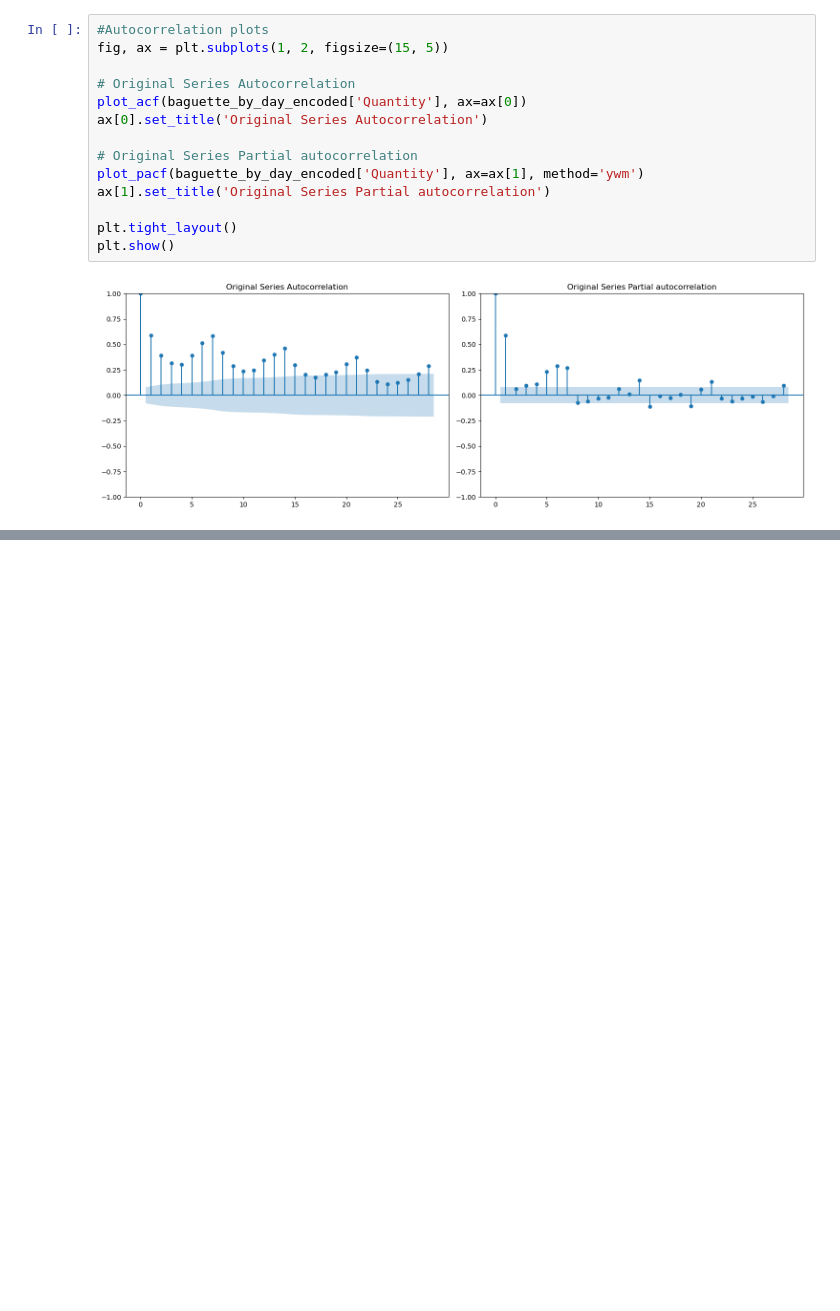
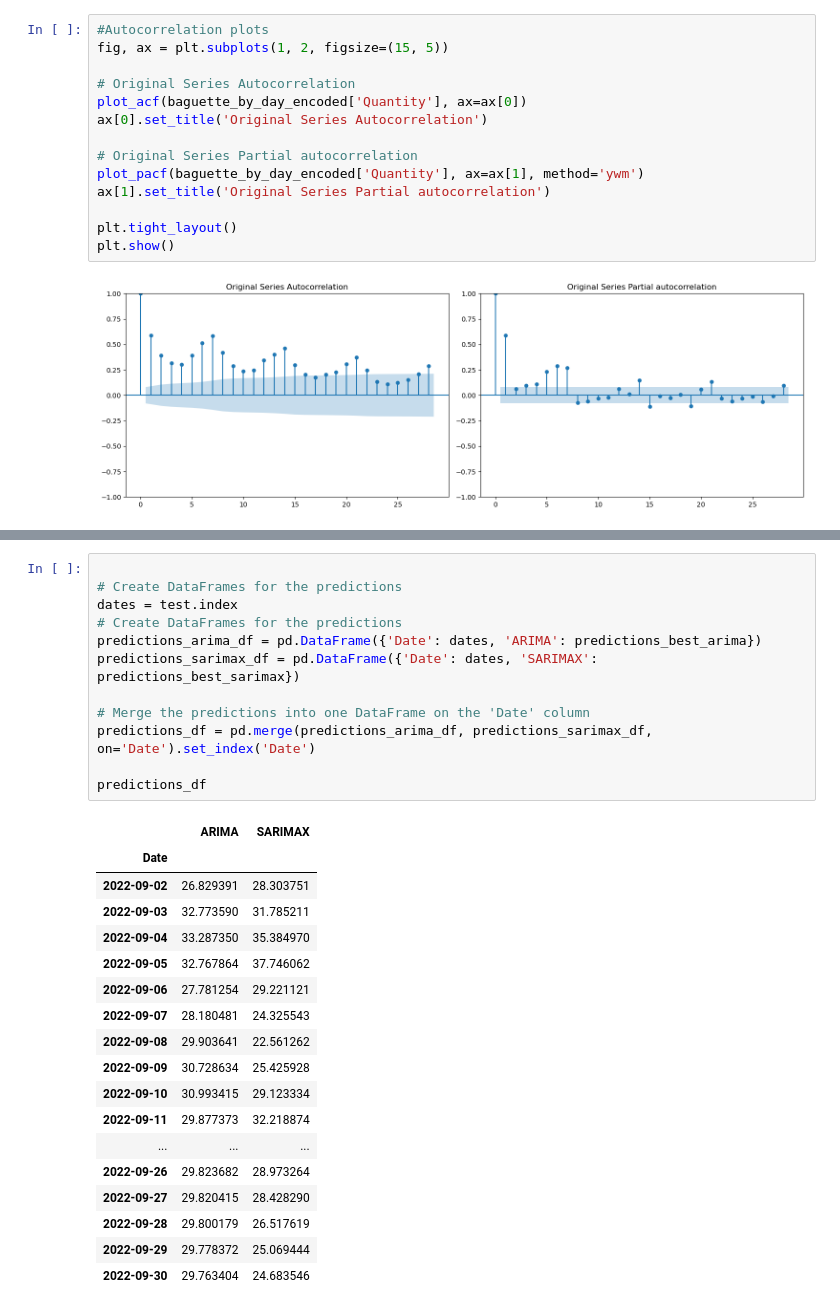
Before and after one commit to justaurelia/ML_AI_work, a Jupyter notebook: FrenchBakery/main_notebook_Capstone.ipynb, the cells around one changed output, grey strips where cells are left out. Saved outputs shown, nothing was run; the diff lists cells and outputs as text; blank space fills up the shorter version.

```diff
--- a/FrenchBakery/main_notebook_Capstone.ipynb
+++ b/FrenchBakery/main_notebook_Capstone.ipynb
@@ -708,0 +694,31 @@ Test MSE: 144.84
+# %%
+
+# Create DataFrames for the predictions
+dates = test.index
+# Create DataFrames for the predictions
+predictions_arima_df = pd.DataFrame({'Date': dates, 'ARIMA': predictions_best_arima})
+predictions_sarimax_df = pd.DataFrame({'Date': dates, 'SARIMAX': predictions_best_sarimax})
+
+# Merge the predictions into one DataFrame on the 'Date' column
+predictions_df = pd.merge(predictions_arima_df, predictions_sarimax_df, on='Date').set_index('Date')
+
+predictions_df
+# %% [output]
+|  | ARIMA | SARIMAX |
+| Date |  |  |
+| 2022-09-02 | 26.829391 | 28.303751 |
+| 2022-09-03 | 32.773590 | 31.785211 |
+| 2022-09-04 | 33.287350 | 35.384970 |
+| 2022-09-05 | 32.767864 | 37.746062 |
+| 2022-09-06 | 27.781254 | 29.221121 |
+| 2022-09-07 | 28.180481 | 24.325543 |
+| 2022-09-08 | 29.903641 | 22.561262 |
+| 2022-09-09 | 30.728634 | 25.425928 |
+| 2022-09-10 | 30.993415 | 29.123334 |
+| 2022-09-11 | 29.877373 | 32.218874 |
+| ... | ... | ... |
+| 2022-09-26 | 29.823682 | 28.973264 |
+| 2022-09-27 | 29.820415 | 28.428290 |
+| 2022-09-28 | 29.800179 | 26.517619 |
+| 2022-09-29 | 29.778372 | 25.069444 |
+| 2022-09-30 | 29.763404 | 24.683546 |
```
Also changed, not shown: parts of 40 cells of this notebook, 3 other files.
